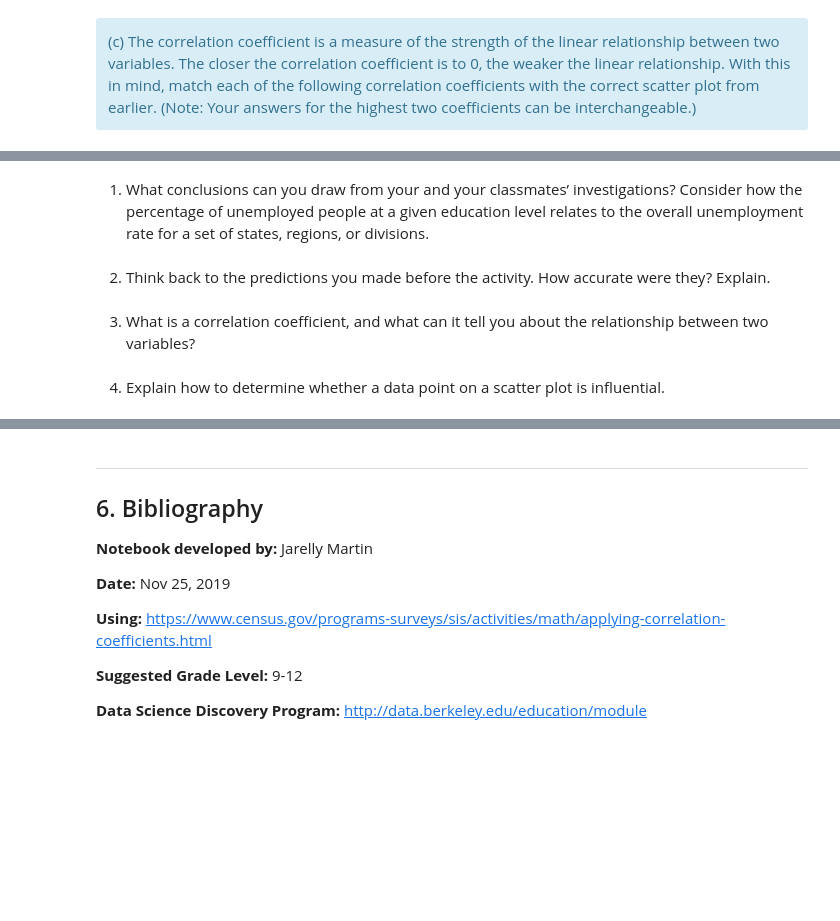
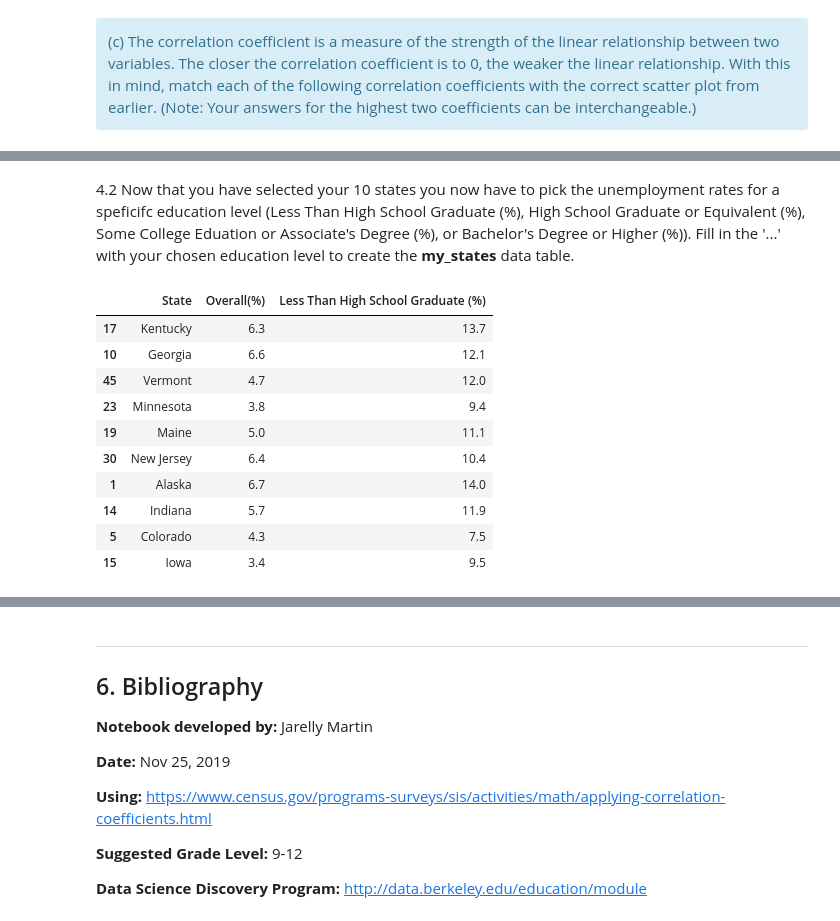
Before and after one commit to jarellymartin/census-notebooks, a Jupyter notebook: curriculum-notebooks/Applying Correlation Coefficients - Educational Attainment and Unemployment (V1).ipynb, the cells around one changed output, grey strips where cells are left out. Drawn from its saved outputs; the diff is of its cells as text; code cells hidden in the pictures; blank space fills up the shorter version.

```diff
--- a/curriculum-notebooks/Applying Correlation Coefficients - Educational Attainment and Unemployment (V1).ipynb
+++ b/curriculum-notebooks/Applying Correlation Coefficients - Educational Attainment and Unemployment (V1).ipynb
@@ -388,10 +583,17 @@ from the discussion.
-# %% [markdown]
-1. What conclusions can you draw from your and your classmates’ investigations? Consider how the
-percentage of unemployed people at a given education level relates to the overall unemployment rate for a
-set of states, regions, or divisions.
-# %% [markdown]
-2. Think back to the predictions you made before the activity. How accurate were they? Explain.
-# %% [markdown]
-3. What is a correlation coefficient, and what can it tell you about the relationship between two variables?
-# %% [markdown]
-4. Explain how to determine whether a data point on a scatter plot is influential.
+# %% [markdown]
+4.2 Now that you have selected your 10 states you now have to pick the unemployment rates for a speficifc education level (Less Than High School Graduate (%), High School Graduate or Equivalent (%), Some College Eduation or Associate's Degree (%), or Bachelor's Degree or Higher (%)). Fill in the '...' with your chosen education level to create the **my_states** data table.
+# %%
+my_states = ten_states[['State', 'Overall(%)', 'Less Than High School Graduate (%)']]
+my_states
+# %% [output]
+|  | State | Overall(%) | Less Than High School Graduate (%) |
+| 17 | Kentucky | 6.3 | 13.7 |
+| 10 | Georgia | 6.6 | 12.1 |
+| 45 | Vermont | 4.7 | 12.0 |
+| 23 | Minnesota | 3.8 | 9.4 |
+| 19 | Maine | 5.0 | 11.1 |
+| 30 | New Jersey | 6.4 | 10.4 |
+| 1 | Alaska | 6.7 | 14.0 |
+| 14 | Indiana | 5.7 | 11.9 |
+| 5 | Colorado | 4.3 | 7.5 |
+| 15 | Iowa | 3.4 | 9.5 |
```
Also changed, not shown: parts of 147 cells of this notebook, 2 other files.
